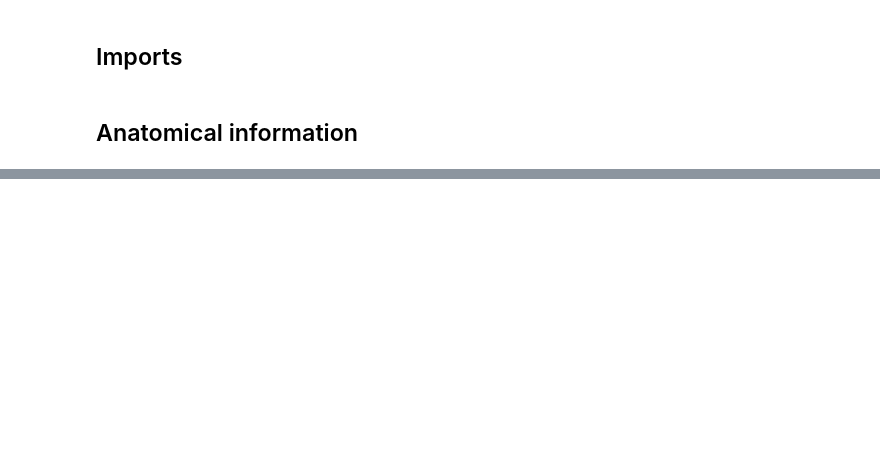
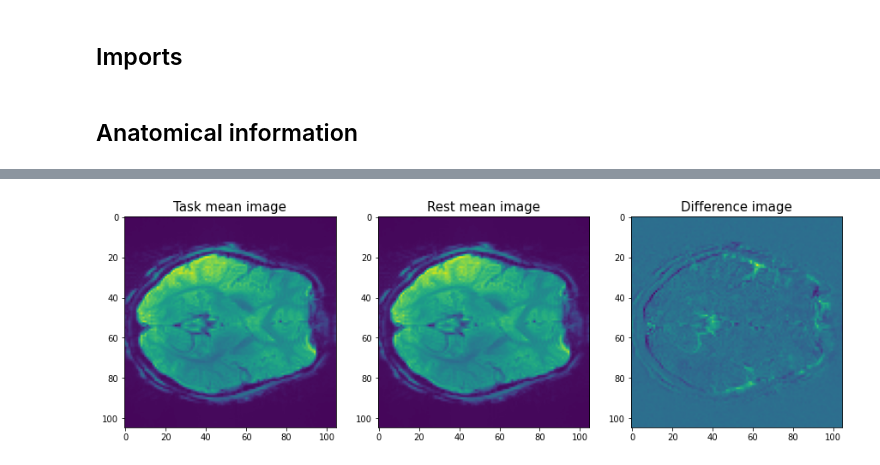
Before and after one commit to mrpotato180/final_project_neuroim, a Jupyter notebook: fMRI-EEG-Victor_Julia_Ernest_Alex.ipynb, the cells around one changed output, grey strips where cells are left out. Drawn from its saved outputs; the diff is of its cells as text; code cells hidden in the pictures; blank space fills up the shorter version.

```diff
--- a/fMRI-EEG-Victor_Julia_Ernest_Alex.ipynb
+++ b/fMRI-EEG-Victor_Julia_Ernest_Alex.ipynb
@@ -114,0 +142,54 @@ The shape of the anatomical data is:
+# %%
+# Task and rest slides separated
+
+fmri_rest=[]
+fmri_rest_avg=[]
+fmri_rest_todos=[]
+fmri_task=[]
+fmri_task_avg=[]
+fmri_task_todos=[]
+fmri_rest_todos_avg=np.zeros((106,106,32,10))
+fmri_task_todos_avg=np.zeros((106,106,32,10))
+count=0
+count2=0
+a=range(1,201,20)
+for rest in a:
+    fmri_rest_avg=fmri_img[:,:,:,rest+1:rest+9]
+    fmri_rest_mean_avg=np.mean(fmri_rest_avg, axis=3)
+    fmri_rest_todos_avg[:,:,:,count]=fmri_rest_mean_avg
+    count+=1
+    fmri_rest=fmri_img[:,:,:,rest:rest+10]
+    if rest==1:
+        fmri_rest_todos=fmri_rest
+    else:
+        fmri_rest_todos= np.concatenate((fmri_rest_todos,fmri_rest), axis=3)
+
+for task in range(11,211,20):
+    fmri_task_avg=fmri_img[:,:,:,task+1:task+9]
+    fmri_task_mean_avg=np.mean(fmri_task_avg, axis=3)
+    fmri_task_todos_avg[:,:,:,count2]=fmri_task_mean_avg
+    count2+=1
+    fmri_task=fmri_img[:,:,:,task:task+10]
+    if task==11:
+        fmri_task_todos=fmri_task
+    else:
+        fmri_task_todos= np.concatenate((fmri_task_todos,fmri_task), axis=3)
+
+mean_img_rest_np=np.mean(fmri_rest_todos,axis=3)
+mean_img_task_np=np.mean(fmri_task_todos,axis=3)
+reference_image=mean_img_rest_np-mean_img_task_np
+
+varx=slice(0, 105)
+vary=slice(0, 105)
+varz=14
+
+fig, ax = plt.subplots(ncols=3, figsize=(15, 5))
+
+ax[0].imshow(mean_img_task_np[varx,vary,varz])
+ax[0].set_title('Task mean image', fontsize=15)
+ax[1].imshow(mean_img_rest_np[varx,vary,varz])
+ax[1].set_title('Rest mean image', fontsize=15)
+ax[2].imshow(reference_image[varx,vary,varz])
+ax[2].set_title('Difference image', fontsize=15);
+# %% [output]
+[figure, added]
```
Also changed, not shown: parts of 14 cells of this notebook, 1 other file.
